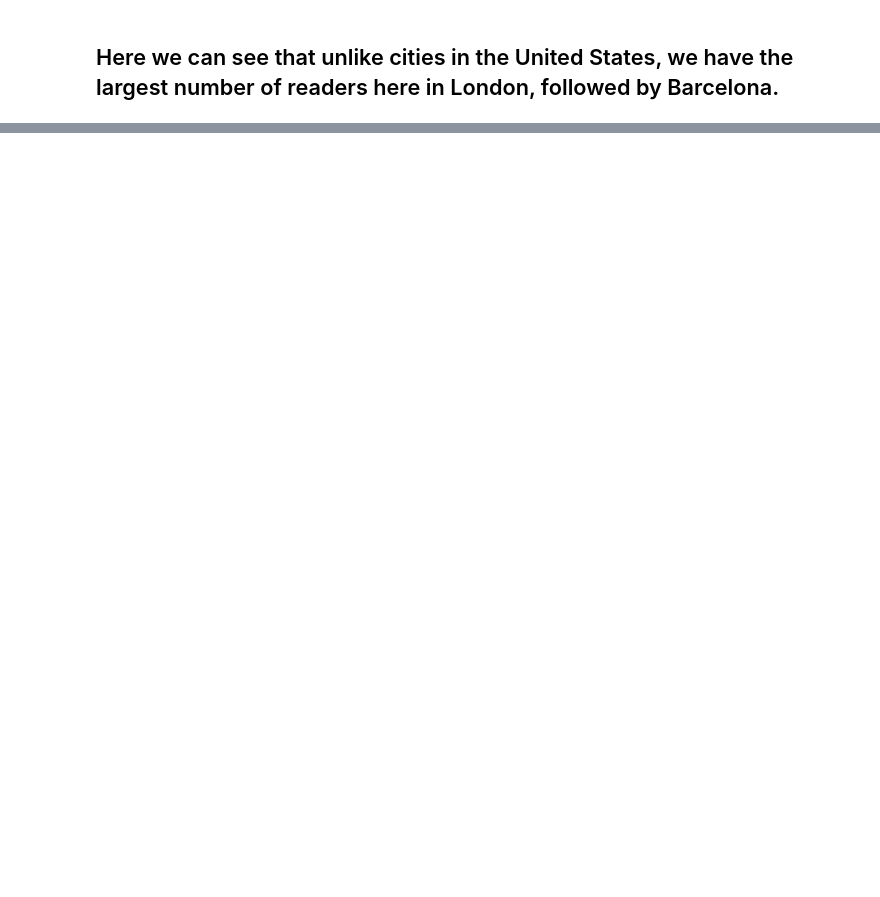
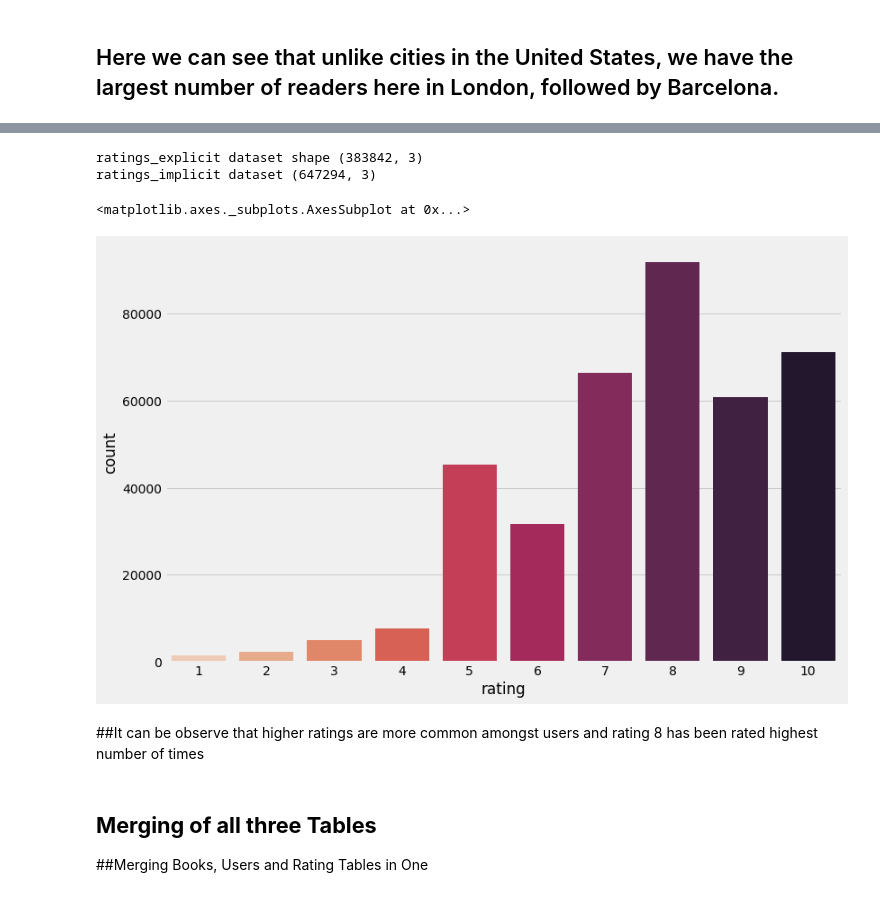
Before and after one commit to IfrazQazi/Book-Recommendation-System, a Jupyter notebook: Book_Recommendation_system.ipynb, the cells around one changed output, grey strips where cells are left out. Cells and saved outputs as stored; diff of their text form; code cells hidden in the pictures; blank space fills up the shorter version.

```diff
--- a/Book_Recommendation_system.ipynb
+++ b/Book_Recommendation_system.ipynb
@@ -640,0 +769,22 @@ fig.show()
+# %%
+#Hence segragating implicit and explict ratings datasets
+ratings_explicit = ratings[ratings['rating'] != 0]
+ratings_implicit = ratings[ratings['rating'] == 0]
+# %%
+print('ratings_explicit dataset shape',ratings_explicit.shape)
+print('ratings_implicit dataset',ratings_implicit.shape)
+# %% [output]
+ratings_explicit dataset shape (383842, 3)
+ratings_implicit dataset (647294, 3)
+# %%
+plt.style.use('fivethirtyeight')
+plt.figure(figsize=(12, 8))
+sns.countplot(data=ratings_explicit , x='rating', palette='rocket_r')
+# %% [output]
+<matplotlib.axes._subplots.AxesSubplot at 0x...>
+[figure, added]
+# %% [markdown]
+##It can be observe that higher ratings are more common amongst users and rating 8 has been rated highest number of times
+# %% [markdown]
+## **Merging of all three Tables**
+##Merging Books, Users and Rating Tables in One
```
Also changed, not shown: parts of 36 cells of this notebook.
